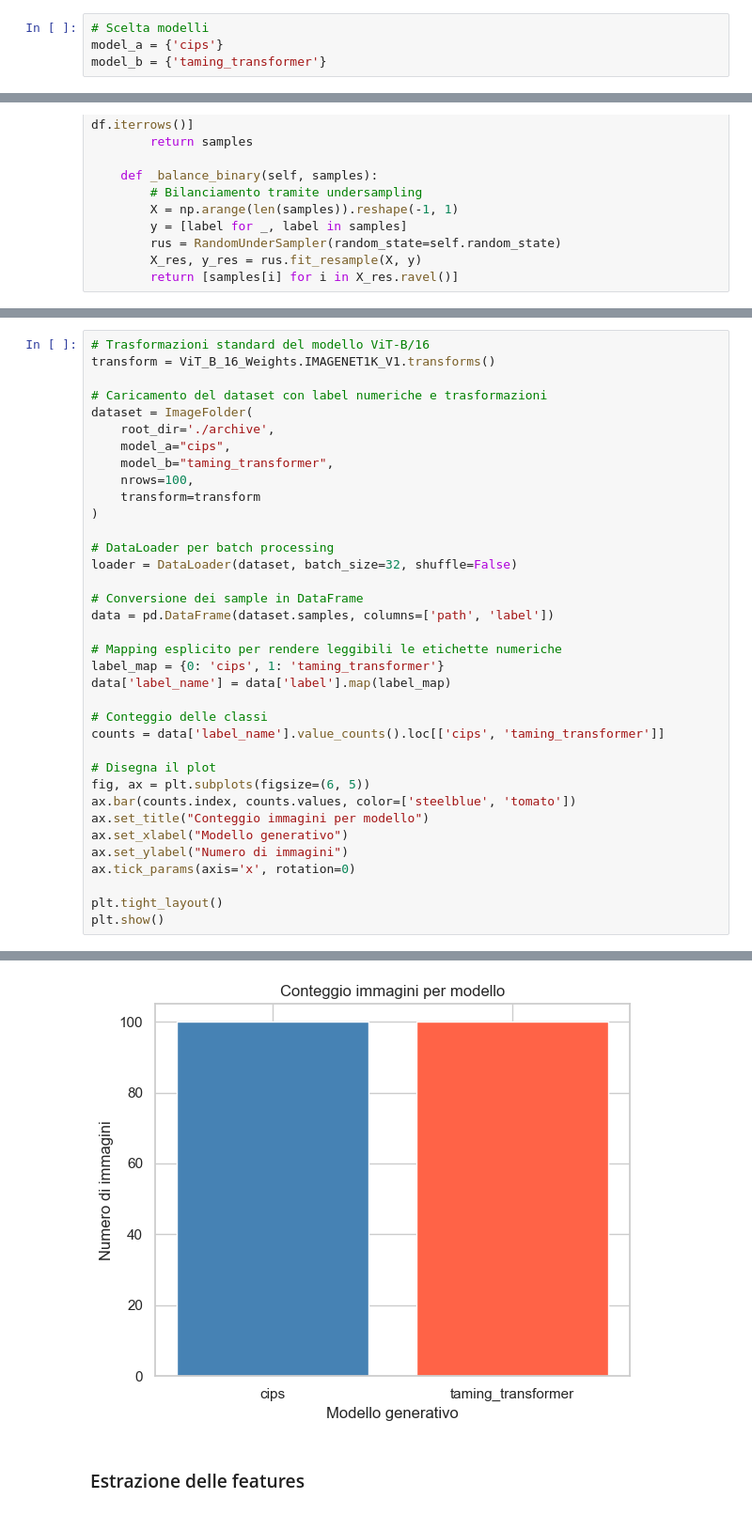
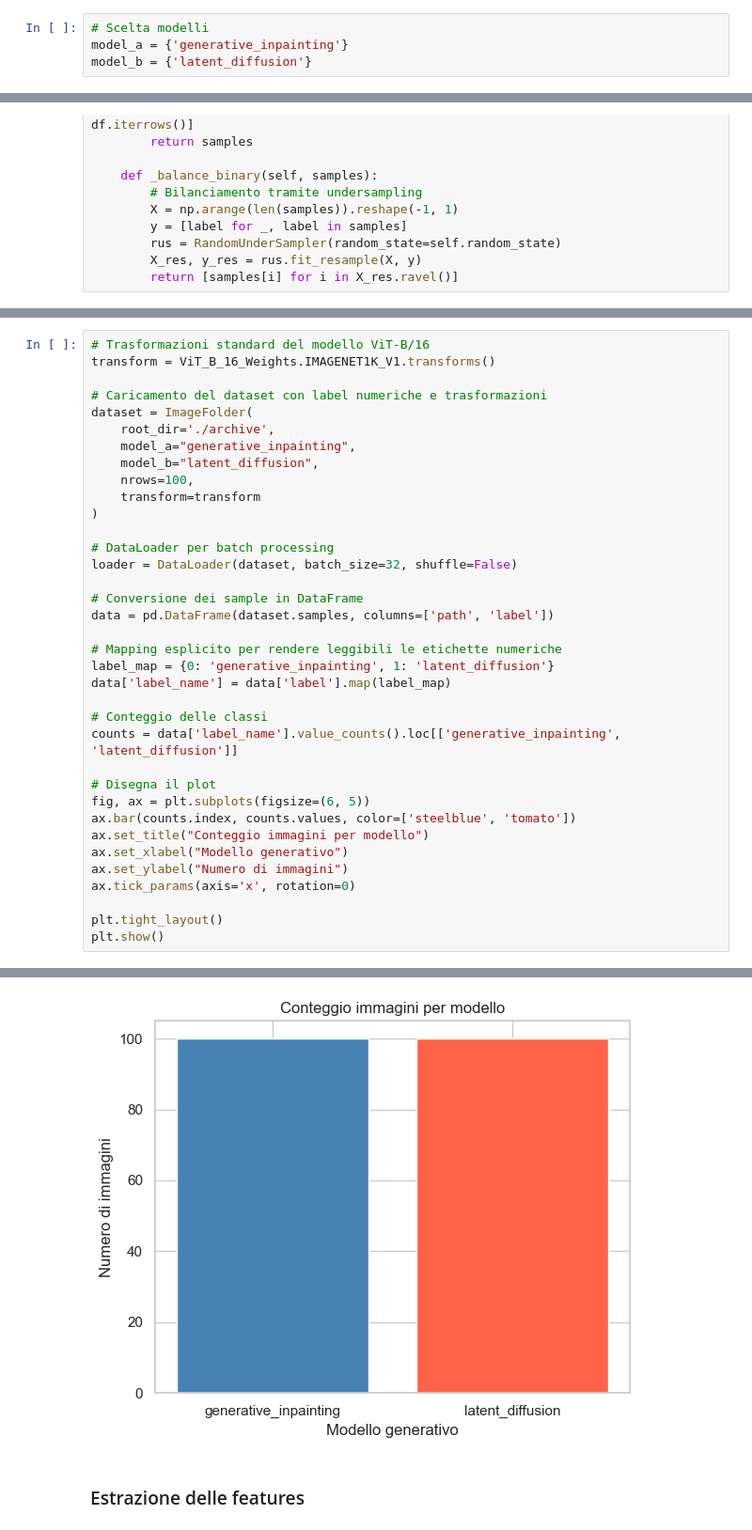
Before and after one commit to mariantonietta-maselli/Progetto_FVAB, a Jupyter notebook: SVM.ipynb, the cells around one changed output, grey strips where cells are left out. Shown: that part at 94% size. Saved outputs shown, nothing was run; the diff lists cells and outputs as text.

```diff
--- a/SVM.ipynb
+++ b/SVM.ipynb
@@ -21,7 +24,7 @@ import plotly.express as px
 # %%
 # Scelta modelli
-model_a = {'cips'}
-model_b = {'taming_transformer'}
+model_a = {'generative_inpainting'}
+model_b = {'latent_diffusion'}
 # %%
 class ImageFolder(Dataset):
 
@@ -224,8 +219,8 @@ transform = ViT_B_16_Weights.IMAGENET1K_V1.transforms()
 # Caricamento del dataset con label numeriche e trasformazioni
 dataset = ImageFolder(
     root_dir='./archive',
-    model_a="cips",
-    model_b="taming_transformer",
+    model_a="generative_inpainting",
+    model_b="latent_diffusion",
     nrows=100,
     transform=transform
 )
@@ -237,11 +232,11 @@ loader = DataLoader(dataset, batch_size=32, shuffle=False)
 data = pd.DataFrame(dataset.samples, columns=['path', 'label'])
 
 # Mapping esplicito per rendere leggibili le etichette numeriche
-label_map = {0: 'cips', 1: 'taming_transformer'}
+label_map = {0: 'generative_inpainting', 1: 'latent_diffusion'}
 data['label_name'] = data['label'].map(label_map)
 
 # Conteggio delle classi
-counts = data['label_name'].value_counts().loc[['cips', 'taming_transformer']]
+counts = data['label_name'].value_counts().loc[['generative_inpainting', 'latent_diffusion']]
 
 # Disegna il plot
 fig, ax = plt.subplots(figsize=(6, 5))
@@ -258,4 +253,4 @@ Caricate immagini: 'cips': 100 — 'taming_transformer': 100
-[figure, old version]
+[figure, new version]
 # %% [markdown]
 ### Estrazione delle features
 # %%
```
Also changed, not shown: parts of 11 cells of this notebook, 13 other files.
